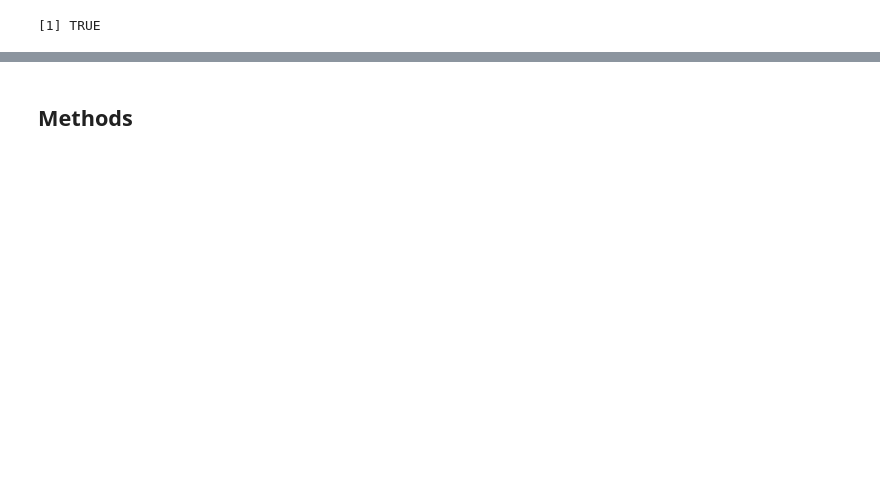
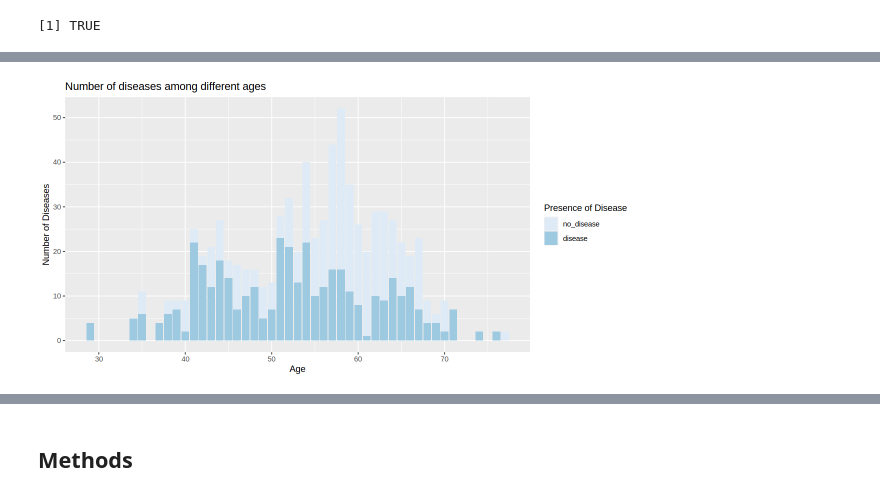
Before and after one commit to zzziminger/dsci100_004_group30, a Jupyter notebook: Proposal.ipynb, the cells around one changed output, grey strips where cells are left out. Saved outputs shown, nothing was run; the diff lists cells and outputs as text; code cells hidden in the pictures; blank space fills up the shorter version.

```diff
--- a/Proposal.ipynb
+++ b/Proposal.ipynb
@@ -109 +129,11 @@ heart_plot_sex
+# %%
+options(repr.plot.width = 10, repr.plot.height = 5)
+heart_plot_age <- training_set |>
+    ggplot(aes(x=age, fill=target)) +
+    geom_bar() +
+    labs(x = "Age",y = "Number of Diseases",fill = "Presence of Disease", title = "Number of diseases among different ages") +
+    scale_fill_brewer()
+heart_plot_age
+# %% [output]
+[figure, added]
 # %%
```
Also changed, not shown: parts of 17 cells of this notebook.
